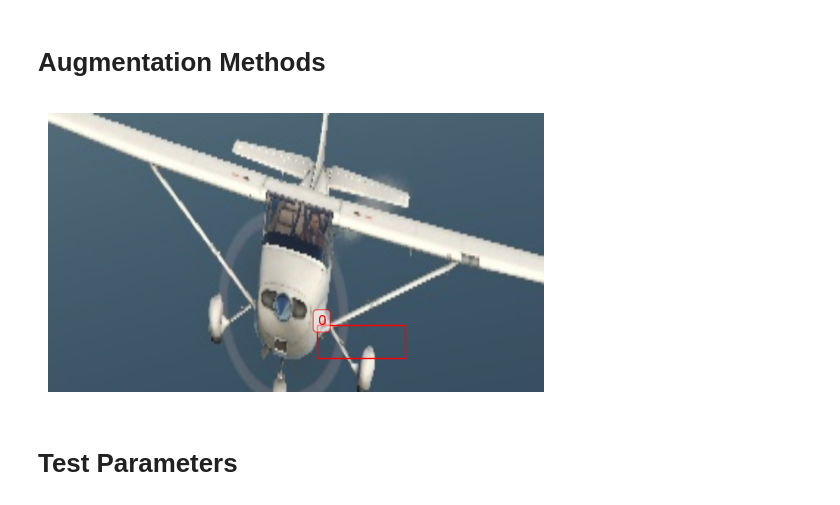
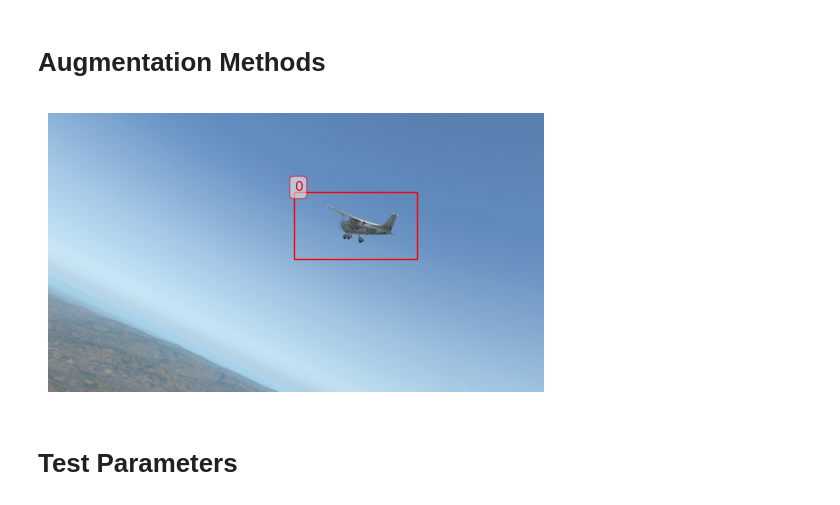
Before and after one commit to tee1g21/Intruder-Aircraft-Detection, a Jupyter notebook: tester.ipynb, the cells around one changed output. Cells and saved outputs as stored; diff of their text form; code cells hidden in the pictures.

```diff
--- a/tester.ipynb
+++ b/tester.ipynb
@@ -482,24 +463,24 @@ def save_label(path, contents):
     with open(path, 'w') as label_file:
         label_file.write(contents)
 # %%
-image = '16'
-dataset = 'train'
+image = '928'
+dataset = 'valid'
 aug_type = 'zoom'
 
 test_image_path = f'datasets/test/images/{dataset}/{image}.jpg'
 test_label_path = f'datasets/test/labels/{dataset}/{image}.txt'
 
 aug_image_path = f'datasets/test-aug/images/{aug_type}/{image}.jpg'
 aug_label_path = f'datasets/test-aug/labels/{aug_type}/{image}.txt'
 
 aug_image, aug_label = augment_zoom(test_image_path, test_label_path, 2)
 
 save_image(aug_image_path, aug_image)
 save_label(aug_label_path, aug_label)
 
 overlay_bbox(aug_image_path, aug_label_path)
 # %% [output]
-[figure, old version]
+[figure, new version]
 # %% [markdown]
 # Test Parameters
 # %%
```
Also changed, not shown: parts of 2 cells of this notebook.
